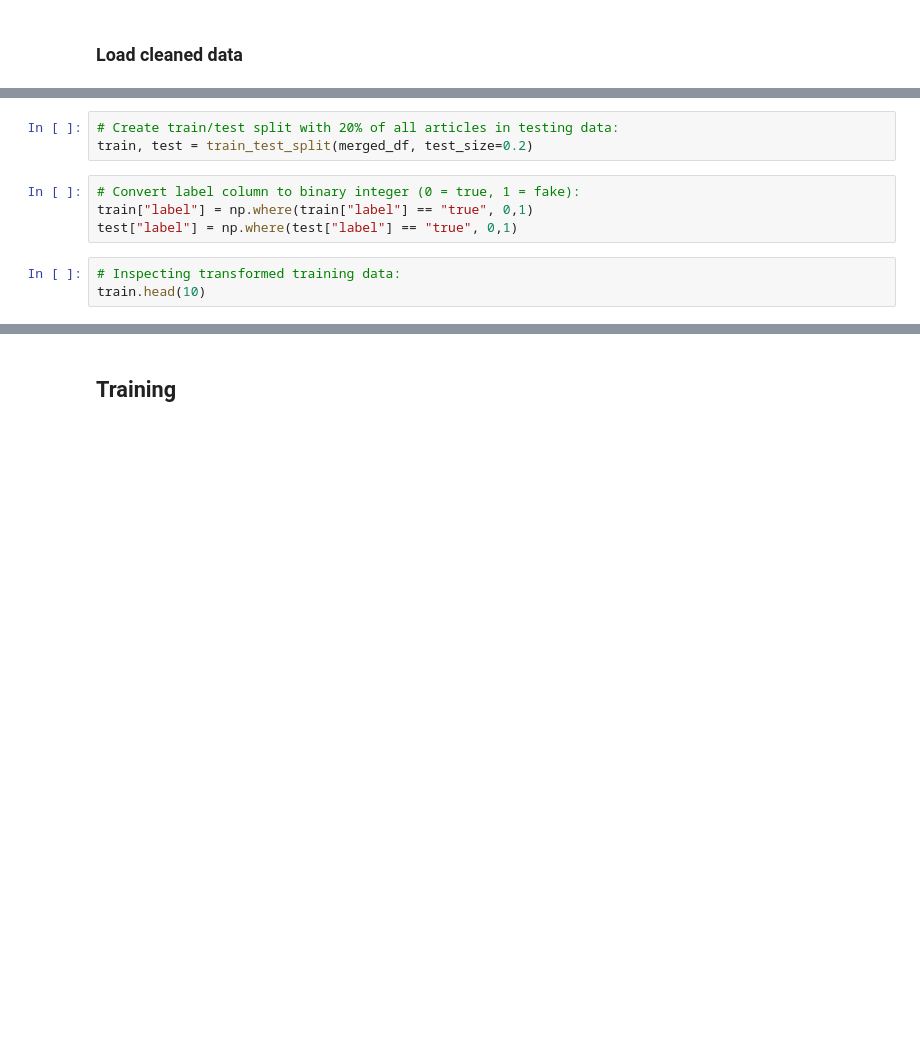
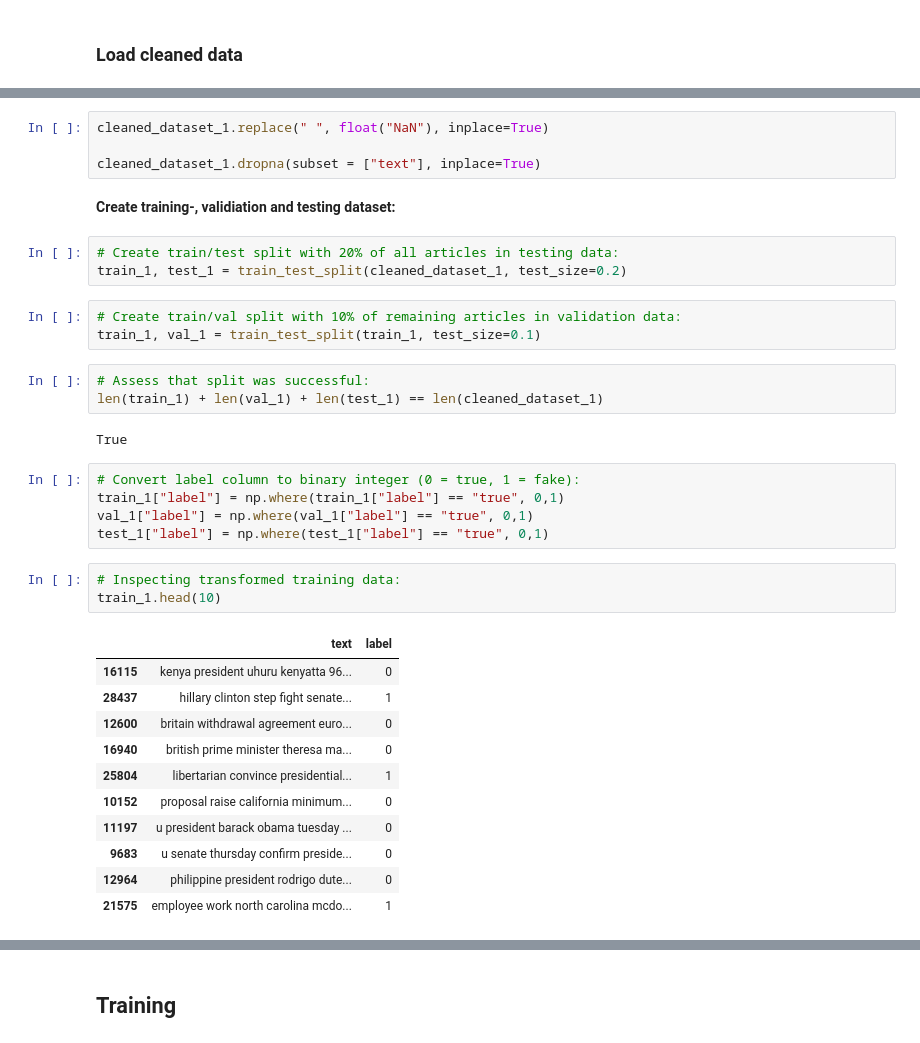
Before and after one commit to emiltj/NLP_exam_2021, a Jupyter notebook: Analysis.ipynb, the cells around one changed output, grey strips where cells are left out. Saved outputs shown, nothing was run; the diff lists cells and outputs as text; blank space fills up the shorter version.

```diff
--- a/Analysis.ipynb
+++ b/Analysis.ipynb
@@ -373,11 +342,38 @@ cleaned_data
+# %%
+cleaned_dataset_1.replace(" ", float("NaN"), inplace=True)
+
+cleaned_dataset_1.dropna(subset = ["text"], inplace=True)
+# %% [markdown]
+__Create training-, validiation and testing dataset:__
 # %%
 # Create train/test split with 20% of all articles in testing data:
-train, test = train_test_split(merged_df, test_size=0.2)
+train_1, test_1 = train_test_split(cleaned_dataset_1, test_size=0.2)
+# %%
+# Create train/val split with 10% of remaining articles in validation data:
+train_1, val_1 = train_test_split(train_1, test_size=0.1)
+# %%
+# Assess that split was successful:
+len(train_1) + len(val_1) + len(test_1) == len(cleaned_dataset_1)
+# %% [output]
+True
 # %%
 # Convert label column to binary integer (0 = true, 1 = fake):
-train["label"] = np.where(train["label"] == "true", 0,1)
-test["label"] = np.where(test["label"] == "true", 0,1)
+train_1["label"] = np.where(train_1["label"] == "true", 0,1)
+val_1["label"] = np.where(val_1["label"] == "true", 0,1)
+test_1["label"] = np.where(test_1["label"] == "true", 0,1)
 # %%
 # Inspecting transformed training data:
-train.head(10)
+train_1.head(10)
+# %% [output]
+|  | text | label |
+| 16115 | kenya president uhuru kenyatta 96... | 0 |
+| 28437 | hillary clinton step fight senate... | 1 |
+| 12600 | britain withdrawal agreement euro... | 0 |
+| 16940 | british prime minister theresa ma... | 0 |
+| 25804 | libertarian convince presidential... | 1 |
+| 10152 | proposal raise california minimum... | 0 |
+| 11197 | u president barack obama tuesday ... | 0 |
+| 9683 | u senate thursday confirm preside... | 0 |
+| 12964 | philippine president rodrigo dute... | 0 |
+| 21575 | employee work north carolina mcdo... | 1 |
 # %%
```
Also changed, not shown: parts of 227 cells of this notebook, 18 other files.
